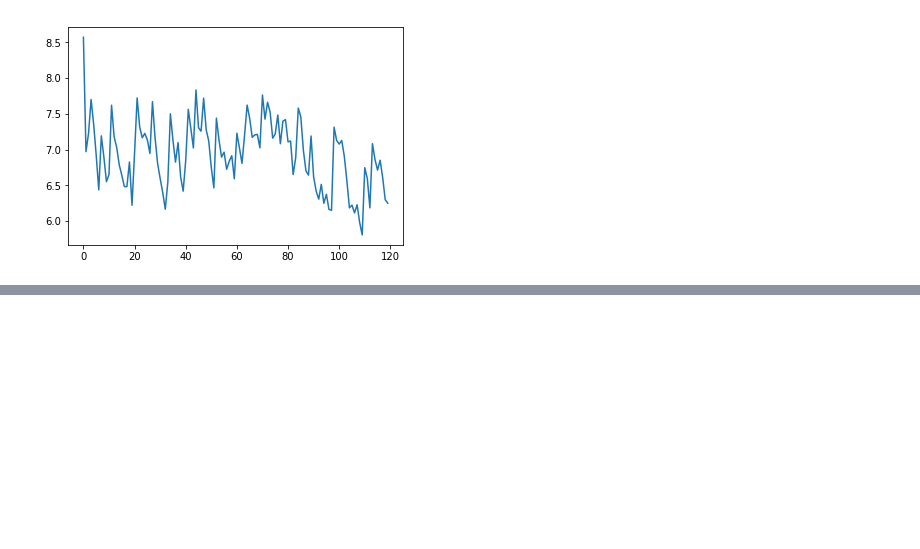
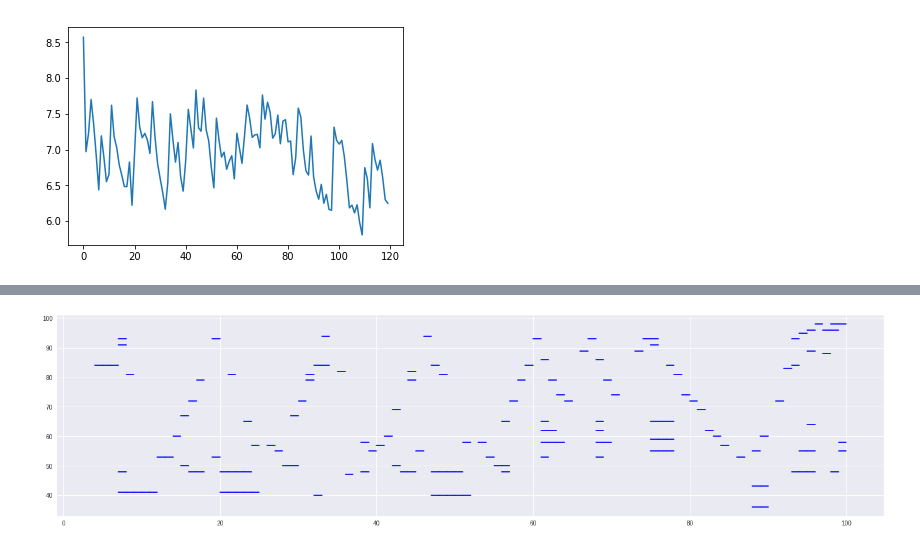
Before and after one commit to bpaszko/MGU-rnn, a Jupyter notebook: notebooks/network.ipynb, the cells around one changed output, grey strips where cells are left out. Cells and saved outputs as stored; diff of their text form; code cells hidden in the pictures; blank space fills up the shorter version.

```diff
--- a/notebooks/network.ipynb
+++ b/notebooks/network.ipynb
@@ -310,0 +341,10 @@ plt.show()
+# %%
+plt.figure(figsize=(24, 6))
+original_pr = midi_path_to_pianoroll('/home/bartek/Datasets/maestro/2008/MIDI-Unprocessed_15_R1_2008_01-04_ORIG_MID--AUDIO_15_R1_2008_wav--4.midi', fs=5)
+for i in range(100):
+    notes = np.nonzero(original_pr[:100, i])[0]
+
+    for note in notes:
+        plt.plot([i, i+1], [note, note], color='blue')
+# %% [output]
+[figure, added]
```
Also changed, not shown: parts of 6 cells of this notebook, 9 other files.
